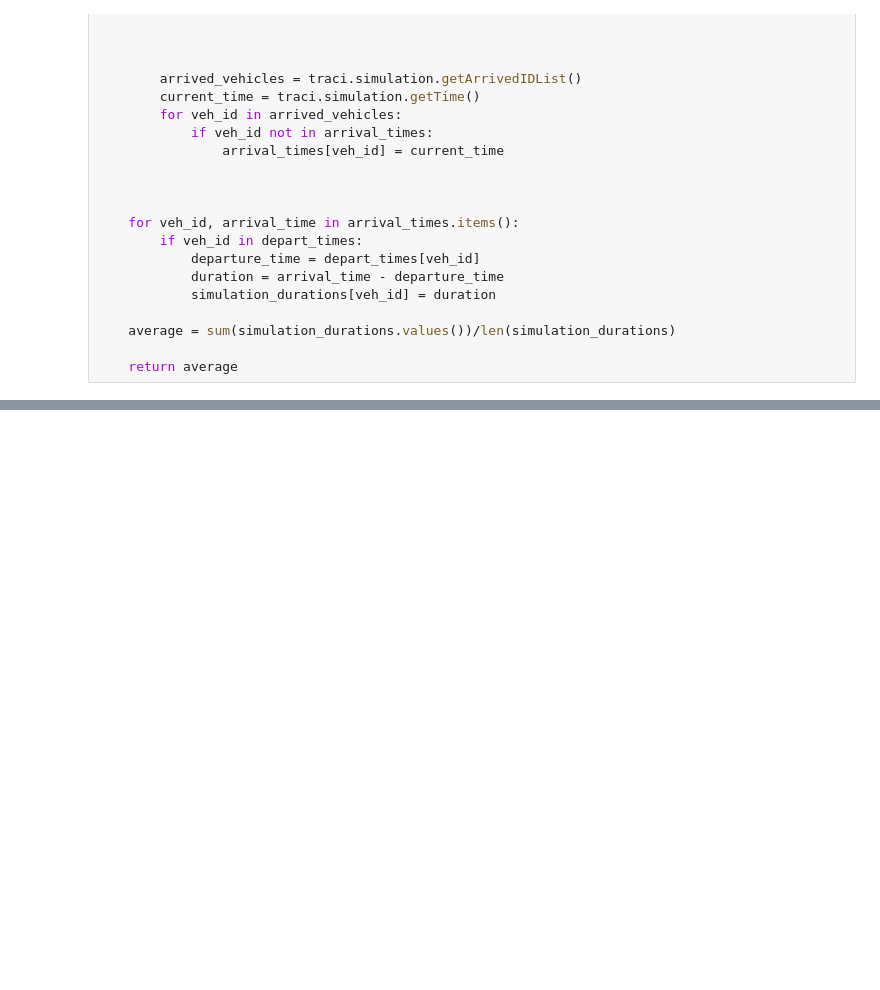
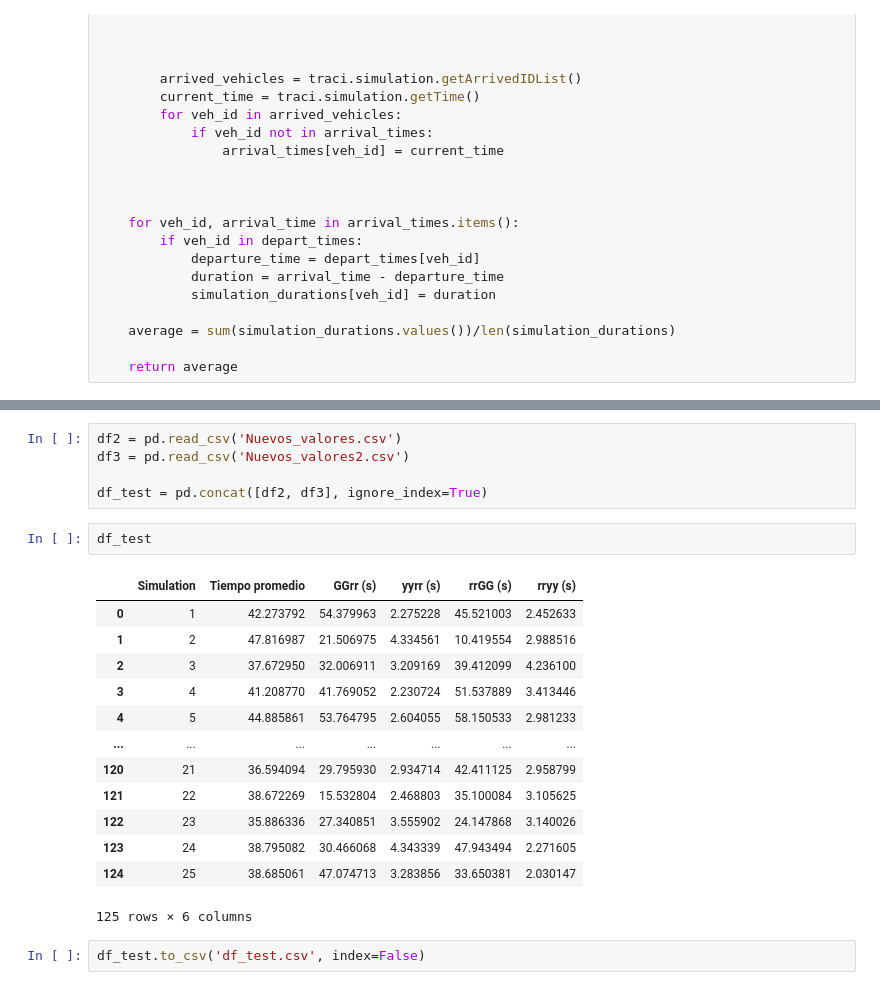
Before and after one commit to Emmatap31/Sumo_EjeCentral, a Jupyter notebook: Simulaciones.ipynb, the cells around one changed output, grey strips where cells are left out. Cells and saved outputs as stored; diff of their text form; blank space fills up the shorter version.

```diff
--- a/Simulaciones.ipynb
+++ b/Simulaciones.ipynb
@@ -194,0 +199,23 @@ FatalTraCIError: Not connected.
+# %%
+df2 = pd.read_csv('Nuevos_valores.csv')
+df3 = pd.read_csv('Nuevos_valores2.csv')
+
+df_test = pd.concat([df2, df3], ignore_index=True)
+# %%
+df_test
+# %% [output]
+|  | Simulation | Tiempo promedio | GGrr (s) | yyrr (s) | rrGG (s) | rryy (s) |
+| 0 | 1 | 42.273792 | 54.379963 | 2.275228 | 45.521003 | 2.452633 |
+| 1 | 2 | 47.816987 | 21.506975 | 4.334561 | 10.419554 | 2.988516 |
+| 2 | 3 | 37.672950 | 32.006911 | 3.209169 | 39.412099 | 4.236100 |
+| 3 | 4 | 41.208770 | 41.769052 | 2.230724 | 51.537889 | 3.413446 |
+| 4 | 5 | 44.885861 | 53.764795 | 2.604055 | 58.150533 | 2.981233 |
+| ... | ... | ... | ... | ... | ... | ... |
+| 120 | 21 | 36.594094 | 29.795930 | 2.934714 | 42.411125 | 2.958799 |
+| 121 | 22 | 38.672269 | 15.532804 | 2.468803 | 35.100084 | 3.105625 |
+| 122 | 23 | 35.886336 | 27.340851 | 3.555902 | 24.147868 | 3.140026 |
+| 123 | 24 | 38.795082 | 30.466068 | 4.343339 | 47.943494 | 2.271605 |
+| 124 | 25 | 38.685061 | 47.074713 | 3.283856 | 33.650381 | 2.030147 |
+125 rows × 6 columns
+# %%
+df_test.to_csv('df_test.csv', index=False)
```
Also changed, not shown: parts of 4 cells of this notebook, 14 other files.
